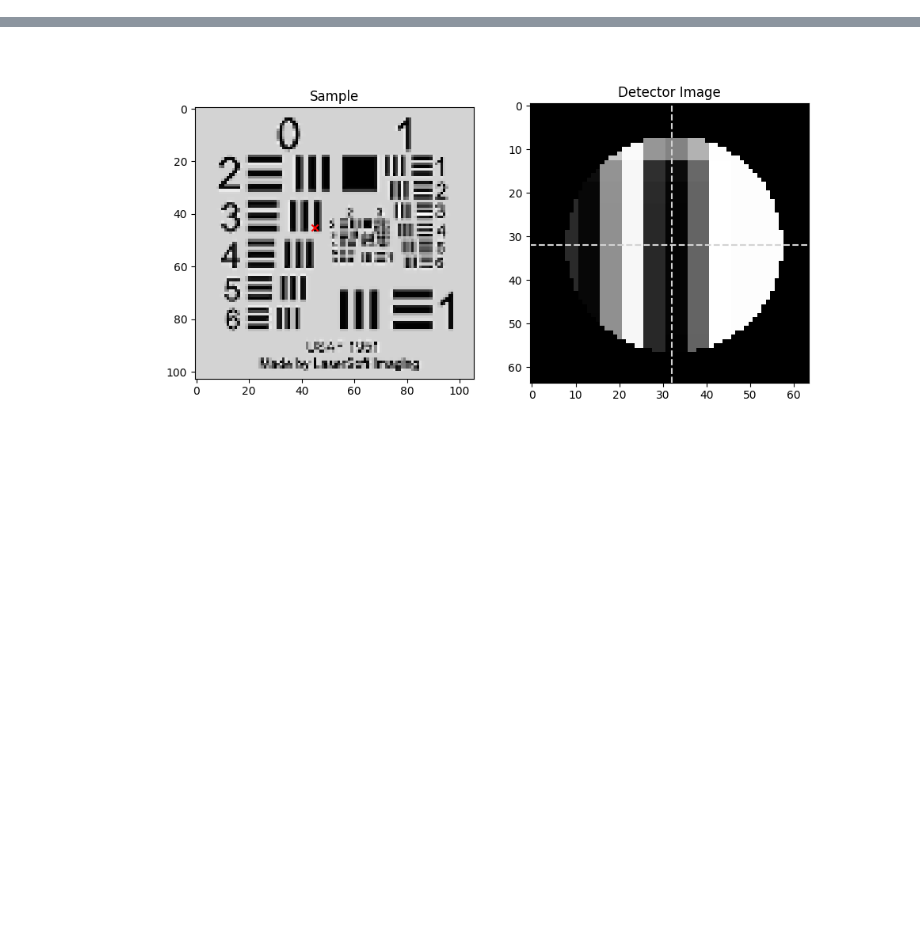
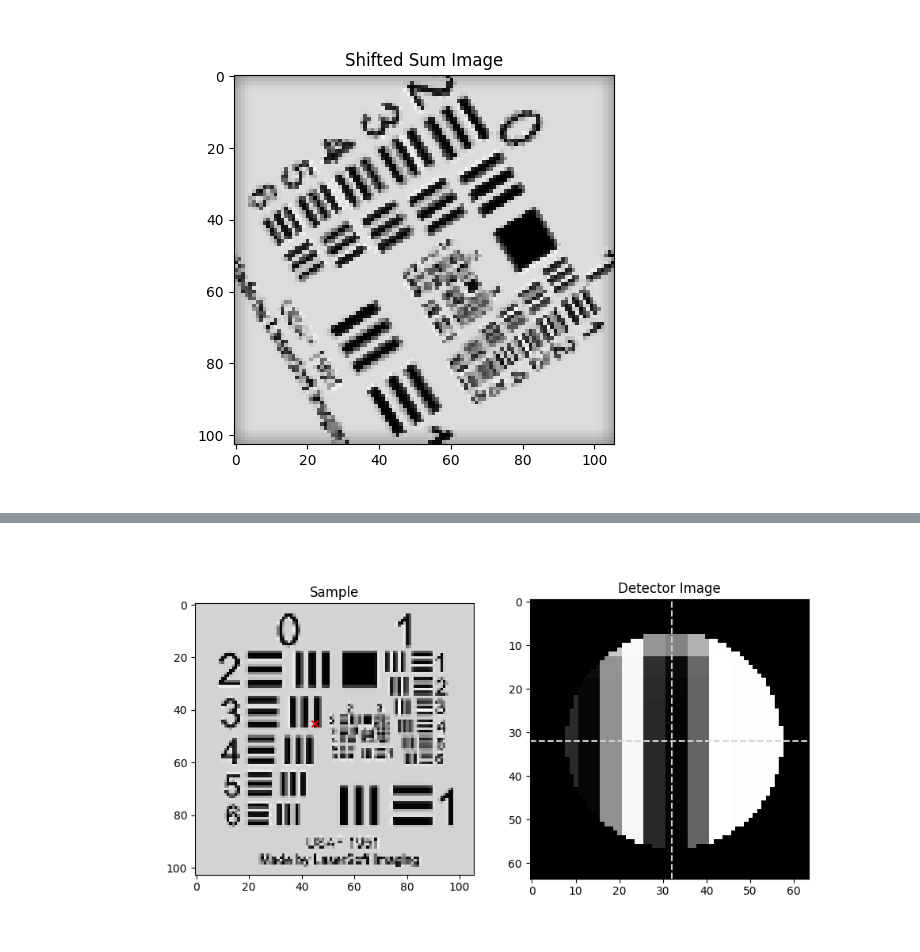
Before and after one commit to TemGym/TemGym, a Jupyter notebook: examples/fourdstem_example/stem_overfocus.ipynb, the cells around one changed output, grey strips where cells are left out. Saved outputs shown, nothing was run; the diff lists cells and outputs as text; code cells hidden in the pictures; blank space fills up the shorter version.

```diff
--- a/examples/fourdstem_example/stem_overfocus.ipynb
+++ b/examples/fourdstem_example/stem_overfocus.ipynb
@@ -252,5 +137,7 @@ def process_scan(model, transfer_matrices, scan_idx):
 # %%
-data = np.load('fourdstem_overfocused.npy')
+fourdstem_data = np.load('fourdstem_overfocused.npy')
+fourdstem_data_flatnav = fourdstem_data.reshape(-1, *fourdstem_data.shape[2:])
+
 from scipy.ndimage import zoom
 
 sample_image = plt.imread(r'SilverFast_Resolution_Target_USAF_1951.png')[:, :, 0]
@@ -268,0 +197,16 @@ sample_image = jnp.array(sample_image, dtype=jnp.complex64)
+# %%
+shifted_sum = np.zeros(ScanGrid.scan_shape)
+detector_coords_yx = Detector.get_coords()
+scan_coords_yx = ScanGrid.get_coords()
+scan_coords_yx = scan_coords_yx.reshape(*ScanGrid.scan_shape, 2)
+
+for scan_idx_y in tqdm.trange(fourdstem_data.shape[0]):
+    for scan_idx_x in range(fourdstem_data.shape[1]):
+        frame = fourdstem_data[scan_idx_y, scan_idx_x]
+        shifted_sum += project_frame(model, frame, scan_coords_yx[scan_idx_y, scan_idx_x], detector_coords_yx)
+# %%
+plt.figure()
+plt.imshow(np.abs(shifted_sum), cmap='gray')
+plt.title('Shifted Sum Image')
+# %% [output]
+[figure, added]
```
Also changed, not shown: parts of 10 cells of this notebook, 4 other files.
